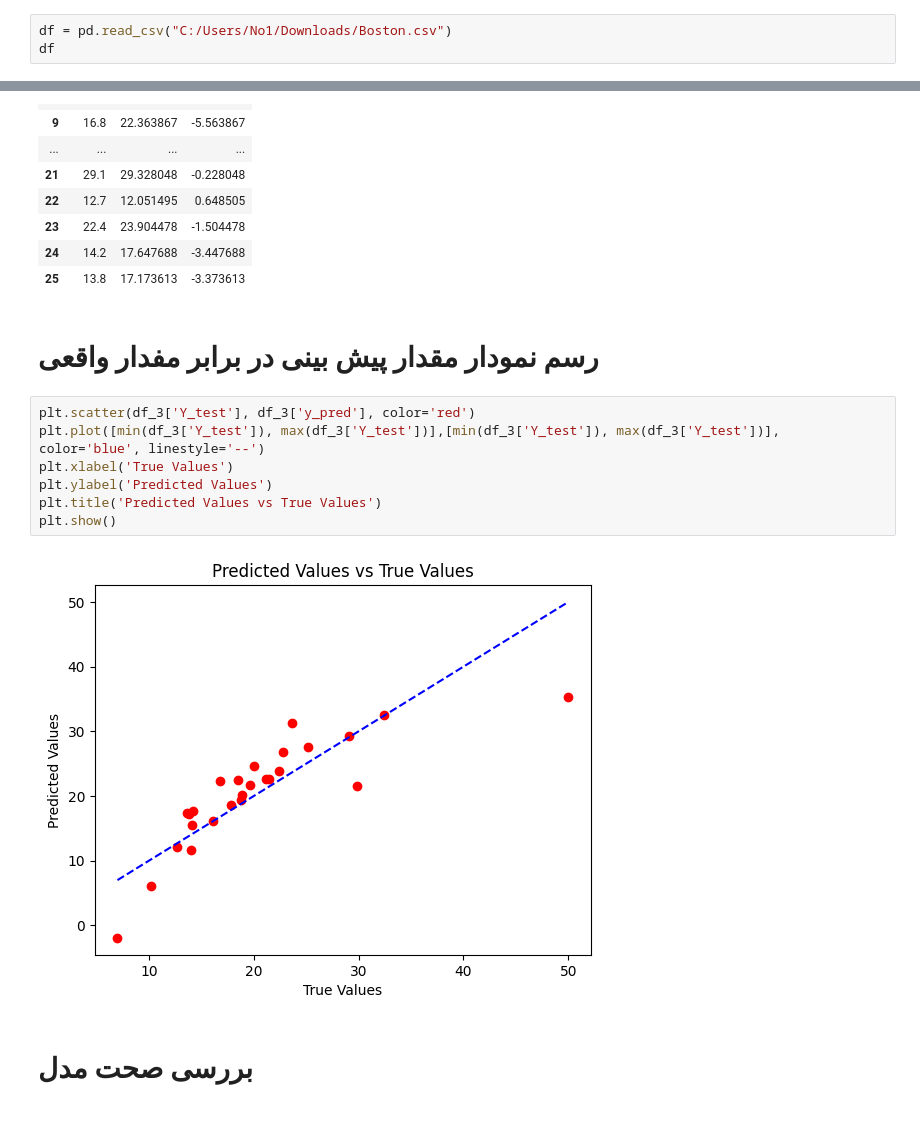
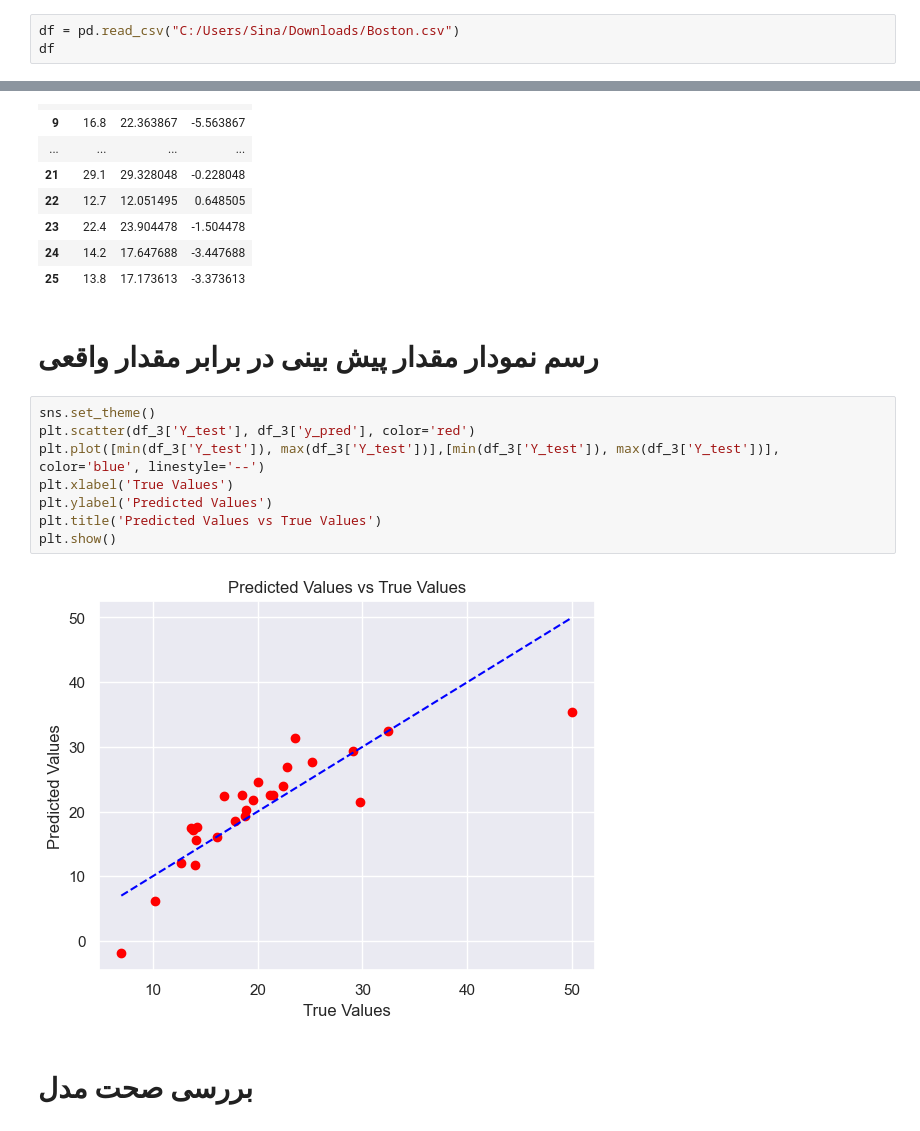
Before and after one commit to SinaMollaebrahimi/Multivariate-analysis, a Jupyter notebook: Mahta_panahi_Sina_Mollaebrahimi.ipynb, the cells around one changed output, grey strips where cells are left out. Saved outputs shown, nothing was run; the diff lists cells and outputs as text.

```diff
--- a/Mahta_panahi_Sina_Mollaebrahimi.ipynb
+++ b/Mahta_panahi_Sina_Mollaebrahimi.ipynb
@@ -53,7 +55,7 @@ medv: ارزش متوسط خانه‌ها (به هزار دلار).
 
 </div>
 # %%
-df = pd.read_csv("C:/Users/No1/Downloads/Boston.csv")
+df = pd.read_csv("C:/Users/Sina/Downloads/Boston.csv")
 df
 # %% [output]
 |  | Unnamed: 0 | crim | zn | indus | chas | nox | rm | age | dis | rad | tax | ... |
@@ -206,16 +210,17 @@ df_3
 | 24 | 14.2 | 17.647688 | -3.447688 |
 | 25 | 13.8 | 17.173613 | -3.373613 |
 # %% [markdown]
-# رسم نمودار مقدار پیش بینی در برابر مفدار واقعی
+# رسم نمودار مقدار پیش بینی در برابر مقدار واقعی
 # %%
+sns.set_theme()
 plt.scatter(df_3['Y_test'], df_3['y_pred'], color='red')
 plt.plot([min(df_3['Y_test']), max(df_3['Y_test'])],[min(df_3['Y_test']), max(df_3['Y_test'])], color='blue', linestyle='--')
 plt.xlabel('True Values')
 plt.ylabel('Predicted Values')
 plt.title('Predicted Values vs True Values')
 plt.show()
 # %% [output]
-[figure, old version]
+[figure, new version]
 # %% [markdown]
 # بررسی صحت مدل
 # %%
```
Also changed, not shown: parts of 14 cells of this notebook.
